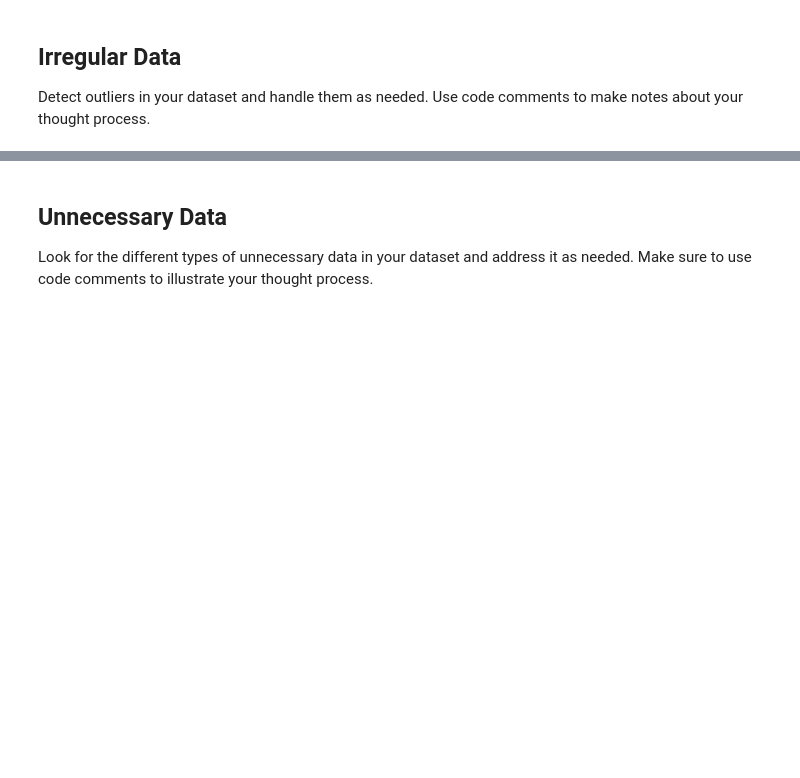
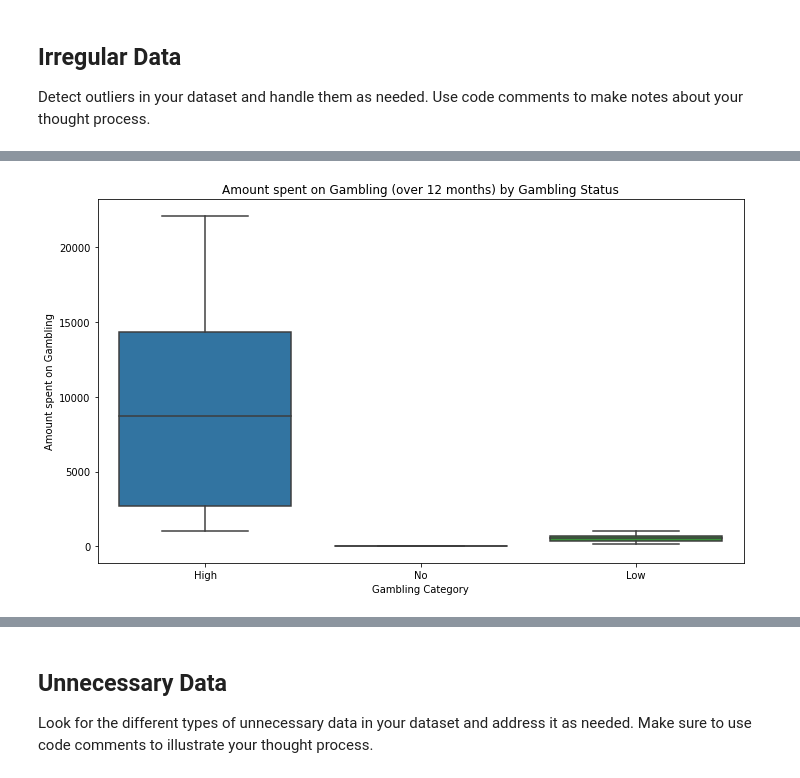
Before and after one commit to LSHAlluri/cleaning-data-checkpoint, a Jupyter notebook: checkpoint-three.ipynb, the cells around one changed output, grey strips where cells are left out. Saved outputs shown, nothing was run; the diff lists cells and outputs as text; code cells hidden in the pictures; blank space fills up the shorter version.

```diff
--- a/checkpoint-three.ipynb
+++ b/checkpoint-three.ipynb
@@ -169 +165,18 @@ print(outliers)
+# %%
+# Boxplot to see the outliers for the column T_GAMBLING_12 (total amount gambled away over 12 months) against the
+# category of gambling tendancy cloumn, CAT_GAMBLING, which has 3 categories, High, Low and No.
+
+plt.figure(figsize=(10, 6), facecolor='white')
+sns.boxplot(x='CAT_GAMBLING', y='T_GAMBLING_12', data=credit_df)
+plt.title('Amount spent on Gambling (over 12 months) by Gambling Status')
+plt.xlabel('Gambling Category')
+plt.ylabel('Amount spent on Gambling')
+# Ensure that all components are properly spaced and displayed.
+plt.tight_layout()
+plt.show()
+
+# There is not a single outlier in the T_GAMBLING_12 column shown on the boxplot graph when plotted against the
+# status of Gambling tendancy which makes total sense.
+# %% [output]
+[figure, added]
 # %%
```
Also changed, not shown: parts of 12 cells of this notebook.
